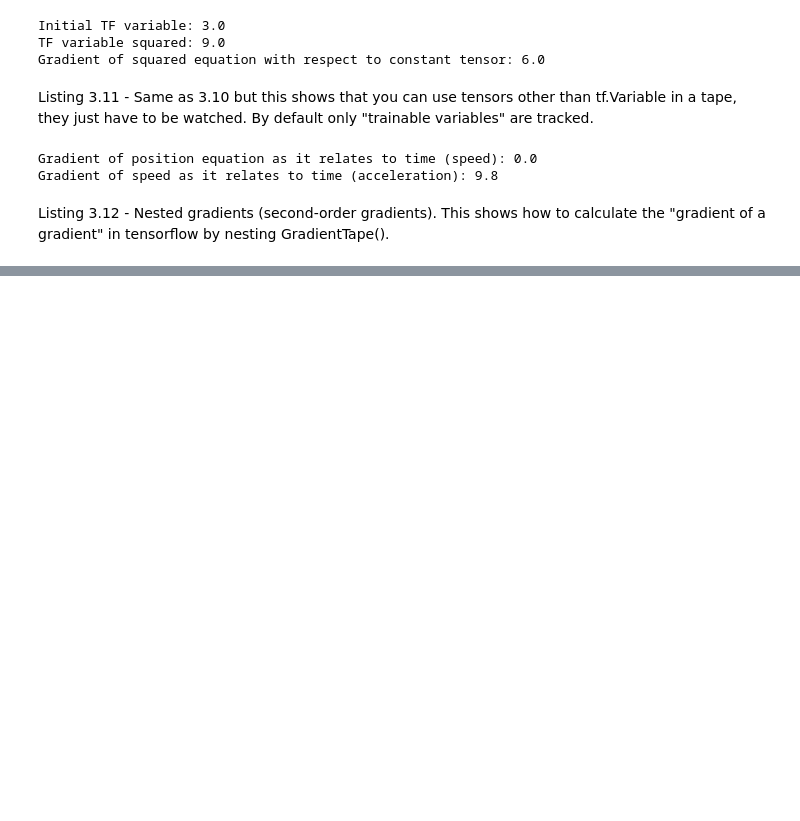
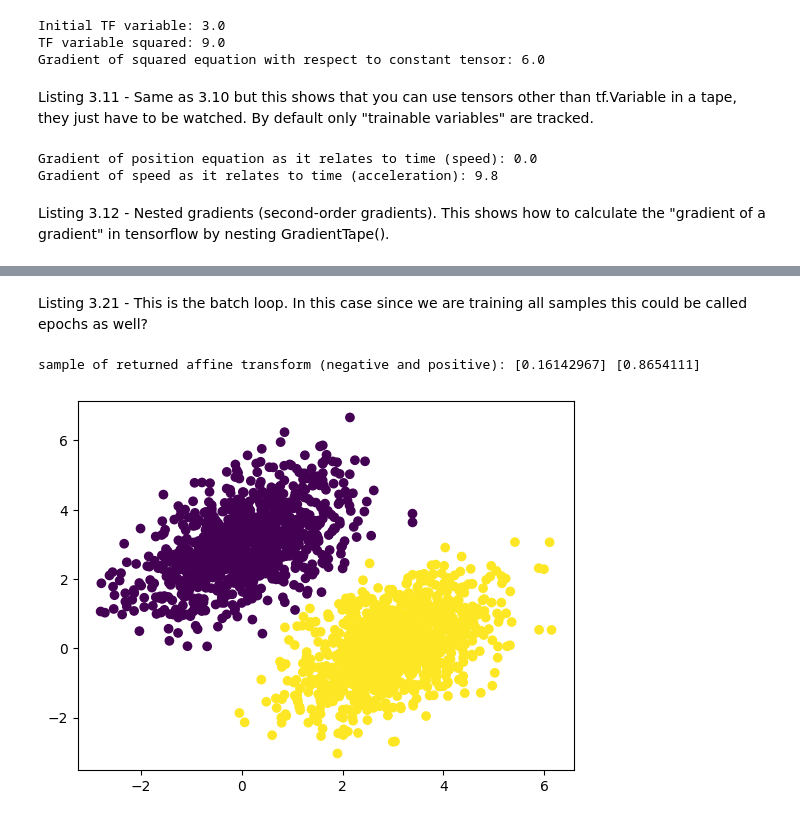
Before and after one commit to isaacsemerson/deeplearning-python-fchollet, a Jupyter notebook: fchollet_chapter3.ipynb, the cells around one changed output, grey strips where cells are left out. Cells and saved outputs as stored; diff of their text form; code cells hidden in the pictures; blank space fills up the shorter version.

```diff
--- a/fchollet_chapter3.ipynb
+++ b/fchollet_chapter3.ipynb
@@ -188,0 +230,7 @@ Listing 3.12 - Nested gradients (second-order gradients). This shows how to calc
+# %%
+input_dim = 2
+output_dim = 1
+W = tf.Variable(initial_value=tf.random.uniform(shape=(input_dim, output_dim)))
+b = tf.Variable(initial_value=tf.zeros(shape=(output_dim,)))
+print("Weights variable created:", W.numpy())
+print("Bias variable created:", b.numpy())
@@ -188,0 +243,9 @@ Listing 3.12 - Nested gradients (second-order gradients). This shows how to calc
+# %%
+def model(inputs):
+  affine_transform = tf.matmul(inputs, W) + b
+  print("sample of returned affine transform (negative and positive):",
+        affine_transform.numpy()[0],
+        affine_transform.numpy()[1001])
+  return affine_transform
+
+model(inputs)
@@ -188,0 +264,6 @@ Listing 3.12 - Nested gradients (second-order gradients). This shows how to calc
+# %%
+def square_loss(targets, predictions):
+  per_sample_losses = tf.square(targets - predictions)
+  return tf.reduce_mean(per_sample_losses)
+
+print("returned loss value:", square_loss(targets, model(inputs)).numpy())
@@ -188,0 +275,13 @@ Listing 3.12 - Nested gradients (second-order gradients). This shows how to calc
+# %%
+learning_rate = 0.1
+
+def training_step(inputs, targets):
+  with tf.GradientTape() as tape:
+    predictions = model(inputs)
+    loss = square_loss(targets, predictions)
+  grad_loss_W, grad_loss_b = tape.gradient(loss, [W, b])
+  W.assign_sub(grad_loss_W * learning_rate)
+  b.assign_sub(grad_loss_b * learning_rate)
+  return loss
+
+training_step(inputs, targets)
@@ -188,0 +319,9 @@ Listing 3.12 - Nested gradients (second-order gradients). This shows how to calc
+# %% [markdown]
+Listing 3.21 - This is the batch loop. In this case since we are training all samples this could be called epochs as well?
+# %%
+predictions = model(inputs)
+plt.scatter(inputs[:, 0], inputs[:, 1], c=predictions[:, 0] > 0.5)
+plt.show()
+# %% [output]
+sample of returned affine transform (negative and positive): [0.16142967] [0.8654111]
+[figure, added]
```
Also changed, not shown: parts of 21 cells of this notebook.
